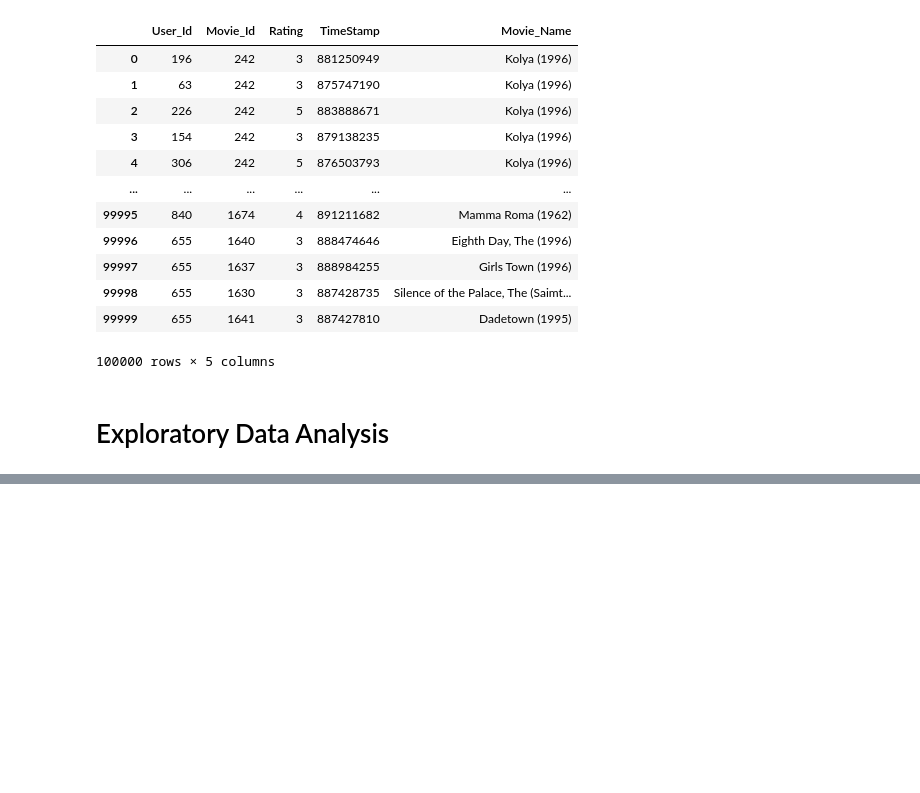
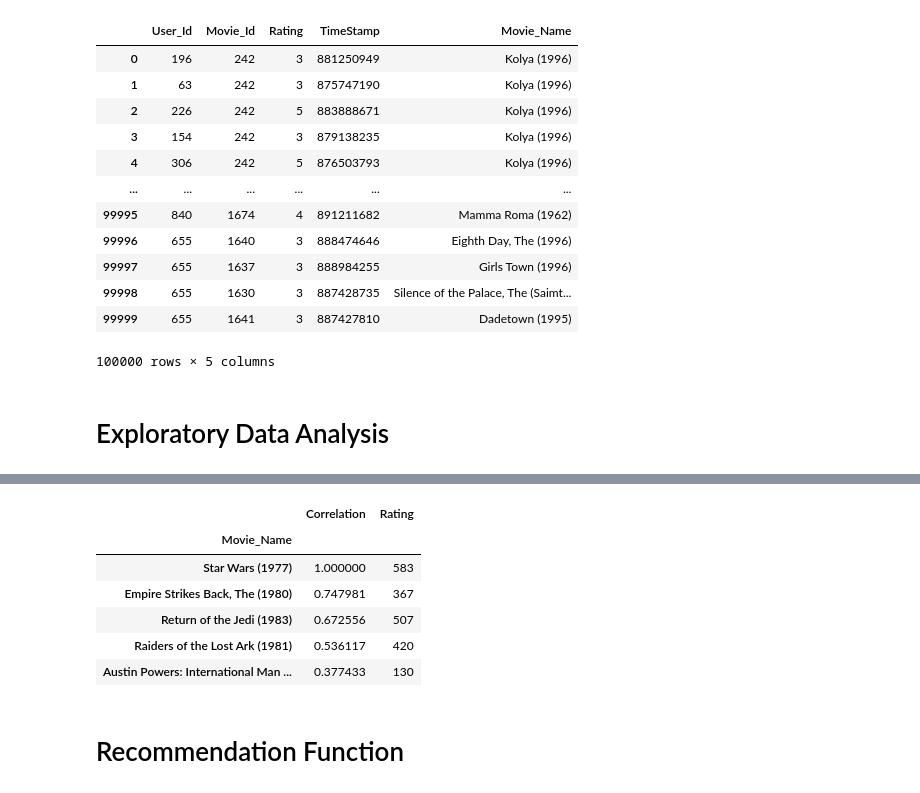
Before and after one commit to mihirarora28/Mini-Movie-Recommendation-System, a Jupyter notebook: Movie Recommendation System.ipynb, the cells around one changed output, grey strips where cells are left out. Drawn from its saved outputs; the diff is of its cells as text; code cells hidden in the pictures; blank space fills up the shorter version.

```diff
--- a/Movie Recommendation System.ipynb
+++ b/Movie Recommendation System.ipynb
@@ -149,0 +188,3 @@ sns.jointplot(x = 'Rating', y = 'People rated',data = dfrating, alpha = 0.5)
+# %%
+star_wars = (moviemat['Star Wars (1977)'])
+star_wars
@@ -149,0 +205,24 @@ sns.jointplot(x = 'Rating', y = 'People rated',data = dfrating, alpha = 0.5)
+# %%
+## Lets find correlation
+coorelation = pd.DataFrame(moviemat.corrwith(star_wars),columns = ["Correlation"])
+# coorelation
+coorelation.dropna(inplace = True)
+
+coorelation.sort_values("Correlation", ascending = False)
+
+newdata = coorelation.join(other = dfcounts , on = "Movie_Name")
+
+extracted_new_data = newdata[newdata["Rating"]>100]
+extracted_new_data.sort_values("Correlation",ascending = False).head()
+# coorelation
+# pd.DataFrame?
+# %% [output]
+|  | Correlation | Rating |
+| Movie_Name |  |  |
+| Star Wars (1977) | 1.000000 | 583 |
+| Empire Strikes Back, The (1980) | 0.747981 | 367 |
+| Return of the Jedi (1983) | 0.672556 | 507 |
+| Raiders of the Lost Ark (1981) | 0.536117 | 420 |
+| Austin Powers: International Man ... | 0.377433 | 130 |
+# %% [markdown]
+# Recommendation Function
```
Also changed, not shown: parts of 21 cells of this notebook.
